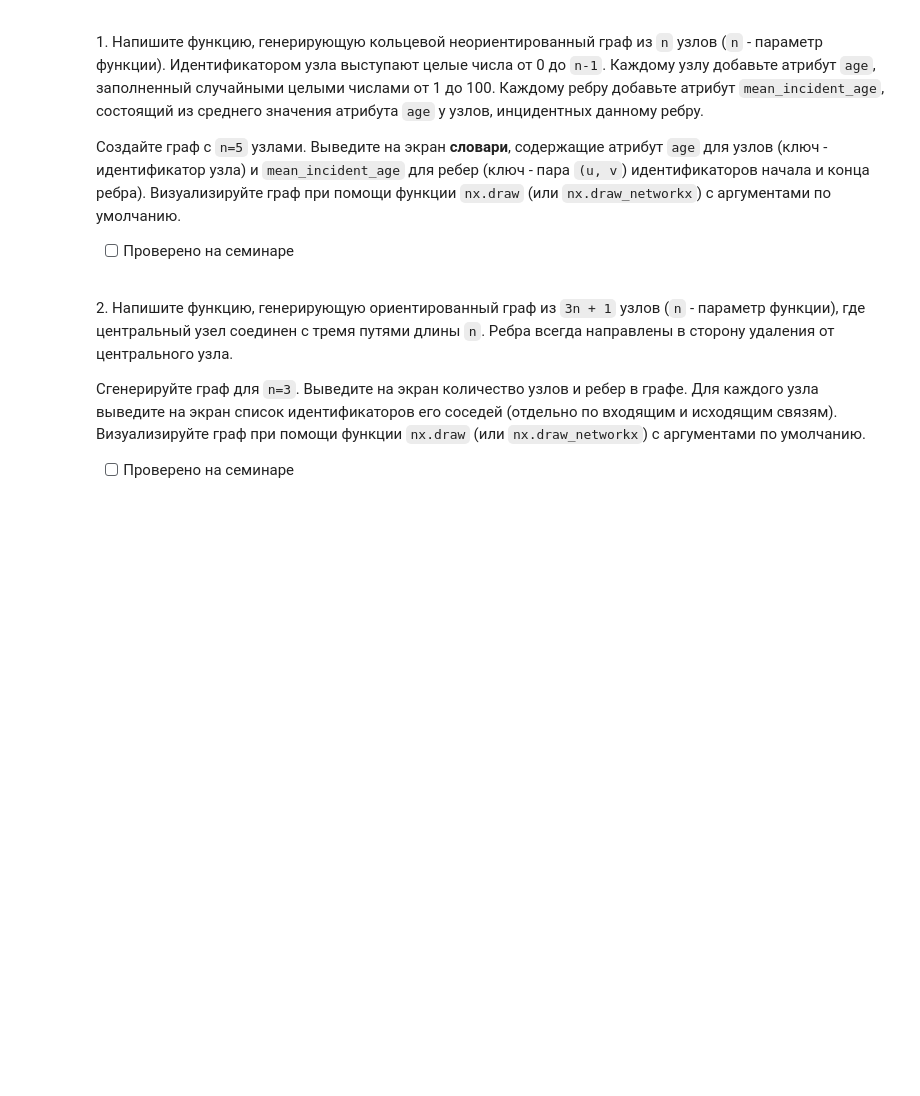
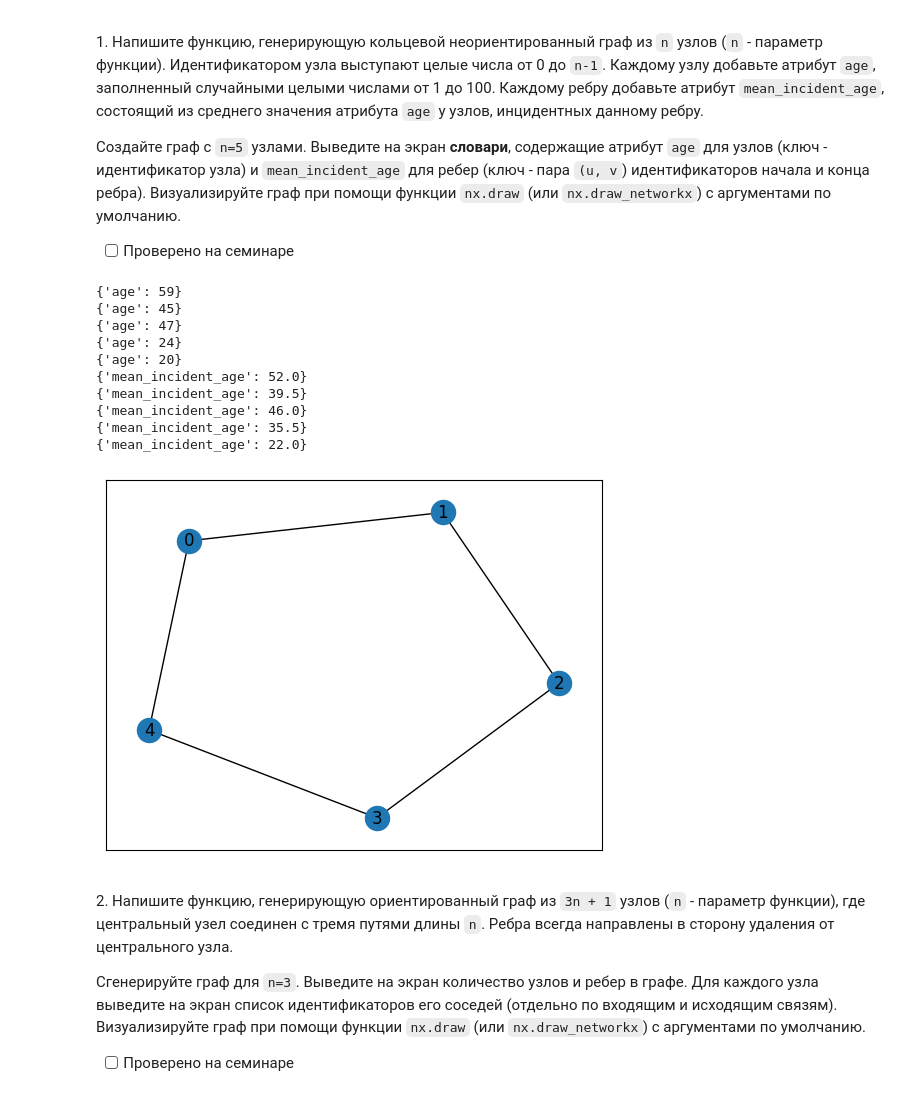
Before and after one commit to Ackrome/FU, a Jupyter notebook: Course_3/SA(C)/01_nx_graph.ipynb, the cells around one changed output. Cells and saved outputs as stored; diff of their text form; code cells hidden in the pictures; blank space fills up the shorter version.

```diff
--- a/Course_3/SA(C)/01_nx_graph.ipynb
+++ b/Course_3/SA(C)/01_nx_graph.ipynb
@@ -48,3 +50,38 @@ __Авторы задач: Макрушин С.В (SVMakrushin@fa.ru), Блох
+# %%
+
+def gen_circle(n=5):
+    G = nx.MultiGraph()
+
+    for i in range(n):
+        G.add_node(i, age=np.random.randint(1,100))
+
+    for i in range(len(G.nodes)-1):
+        G.add_edge(i,i+1, mean_incident_age=(G.nodes[i]["age"]+G.nodes[i+1]["age"])/2)
+    G.add_edge(i+1,0, mean_incident_age=(G.nodes[0]["age"]+G.nodes[i+1]["age"])/2)
+
+
+    nx.draw_networkx(G)
+
+    return G
+
+G = gen_circle(5)
+for i in G.nodes:
+    print(G.nodes[i])
+
+for i in G.edges:
+    print(G.edges[i])
+# %% [output]
+{'age': 59}
+{'age': 45}
+{'age': 47}
+{'age': 24}
+{'age': 20}
+{'mean_incident_age': 52.0}
+{'mean_incident_age': 39.5}
+{'mean_incident_age': 46.0}
+{'mean_incident_age': 35.5}
+{'mean_incident_age': 22.0}
+[figure, added]
 # %% [markdown]
 <p class="task" id="2"></p>
 
```
Also changed, not shown: parts of 4 cells of this notebook, 2 other files.
